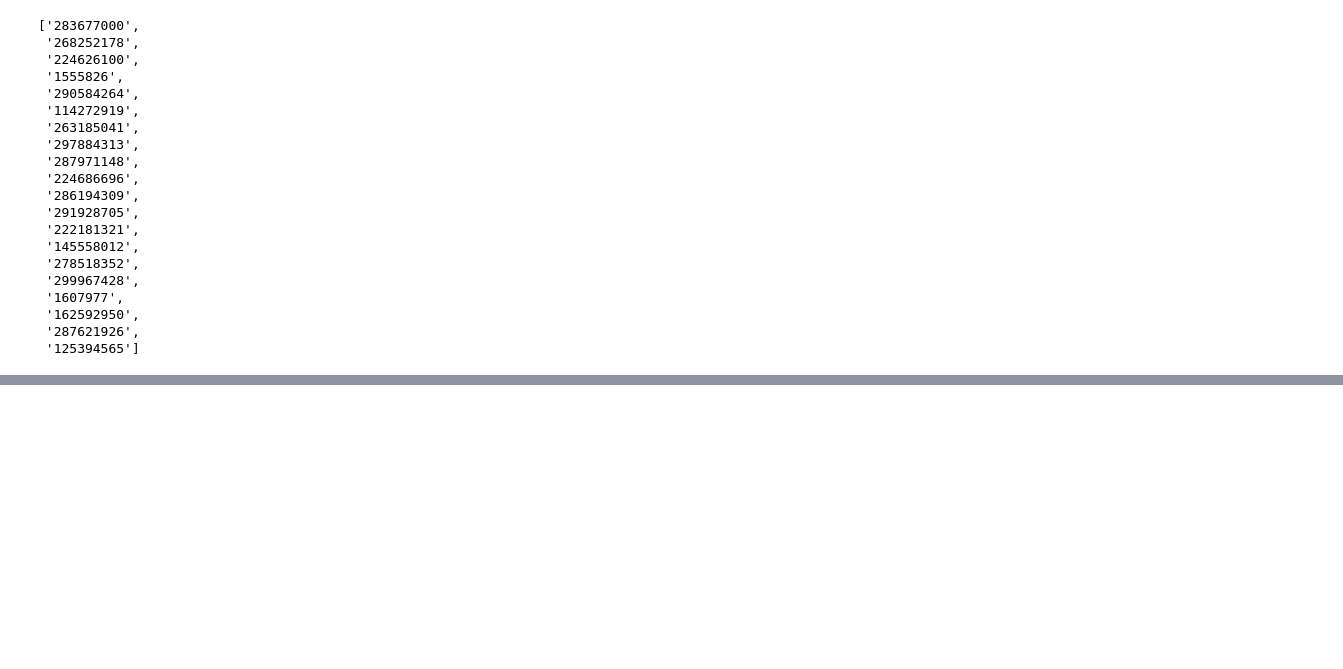
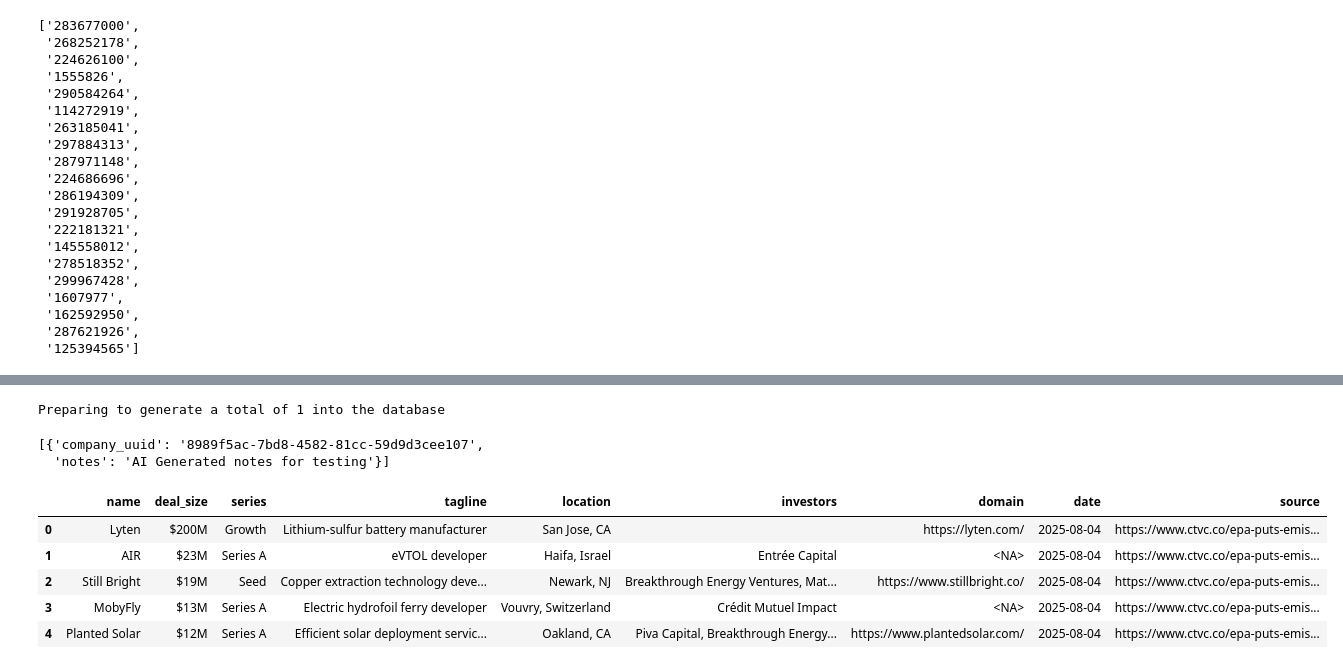
Before and after one commit to clbanjai/Energize-Internship, a Jupyter notebook: temp.ipynb, the cells around one changed output, grey strips where cells are left out. Drawn from its saved outputs; the diff is of its cells as text; code cells hidden in the pictures; blank space fills up the shorter version.

```diff
--- a/temp.ipynb
+++ b/temp.ipynb
@@ -1684,0 +2029,52 @@ RuntimeError: asyncio.run() cannot be called from a running event loop
+# %%
+notes_dict = {295930269: "AI Generated notes for testing"}
+
+def generate_notes_updates(df: pd.DataFrame, notes_by_id: dict[int, str | None]) -> list[dict]:
+    """
+    Compares existing notes from Supabase to new notes and returns update dicts where notes have changed.
+
+    Args:
+        df: DataFrame of companies, must include 'affinity_id', 'company_uuid', 'notes'.
+        notes_by_id: Dict mapping affinity_id (int) -> new concatenated notes (str or None).
+
+    Returns:
+        List of updates: [{ "company_uuid": ..., "notes": ... }, ...]
+    """
+    updates = []
+    for row in df.itertuples():
+        try:
+            affinity_id = int(row.affinity_id)
+        except ValueError:
+            continue
+        if affinity_id == "295930269":
+            print("yup")
+        new_note = notes_by_id.get(affinity_id)
+        current_note = row.notes or ""
+
+        if new_note is None:
+            continue  # No new info
+        if new_note.strip() != current_note.strip():
+            updates.append({
+                "company_uuid": row.company_uuid,
+                "notes": new_note
+            })
+    print(f"Preparing to generate a total of {len(updates)} into the database")
+    return updates
+
+generate_notes_updates(df,notes_dict)
+# %% [output]
+Preparing to generate a total of 1 into the database
+[{'company_uuid': '8989f5ac-7bd8-4582-81cc-59d9d3cee107',
+  'notes': 'AI Generated notes for testing'}]
+# %%
+from parser_new_cleaned import ctvc
+
+df = ctvc("https://www.ctvc.co/epa-puts-emissions-rules-in-danger-257/")
+df
+# %% [output]
+|  | name | deal_size | series | tagline | location | investors | domain | date | source |
+| 0 | Lyten | $200M | Growth | Lithium-sulfur battery manufacturer | San Jose, CA |  | https://lyten.com/ | 2025-08-04 | https://www.ctvc.co/epa-puts-emis... |
+| 1 | AIR | $23M | Series A | eVTOL developer | Haifa, Israel | Entrée Capital | <NA> | 2025-08-04 | https://www.ctvc.co/epa-puts-emis... |
+| 2 | Still Bright | $19M | Seed | Copper extraction technology deve... | Newark, NJ | Breakthrough Energy Ventures, Mat... | https://www.stillbright.co/ | 2025-08-04 | https://www.ctvc.co/epa-puts-emis... |
+| 3 | MobyFly | $13M | Series A | Electric hydrofoil ferry developer | Vouvry, Switzerland | Crédit Mutuel Impact | <NA> | 2025-08-04 | https://www.ctvc.co/epa-puts-emis... |
+| 4 | Planted Solar | $12M | Series A | Efficient solar deployment servic... | Oakland, CA | Piva Capital, Breakthrough Energy... | https://www.plantedsolar.com/ | 2025-08-04 | https://www.ctvc.co/epa-puts-emis... |
```
Also changed, not shown: parts of 12 cells of this notebook, 3 other files.
